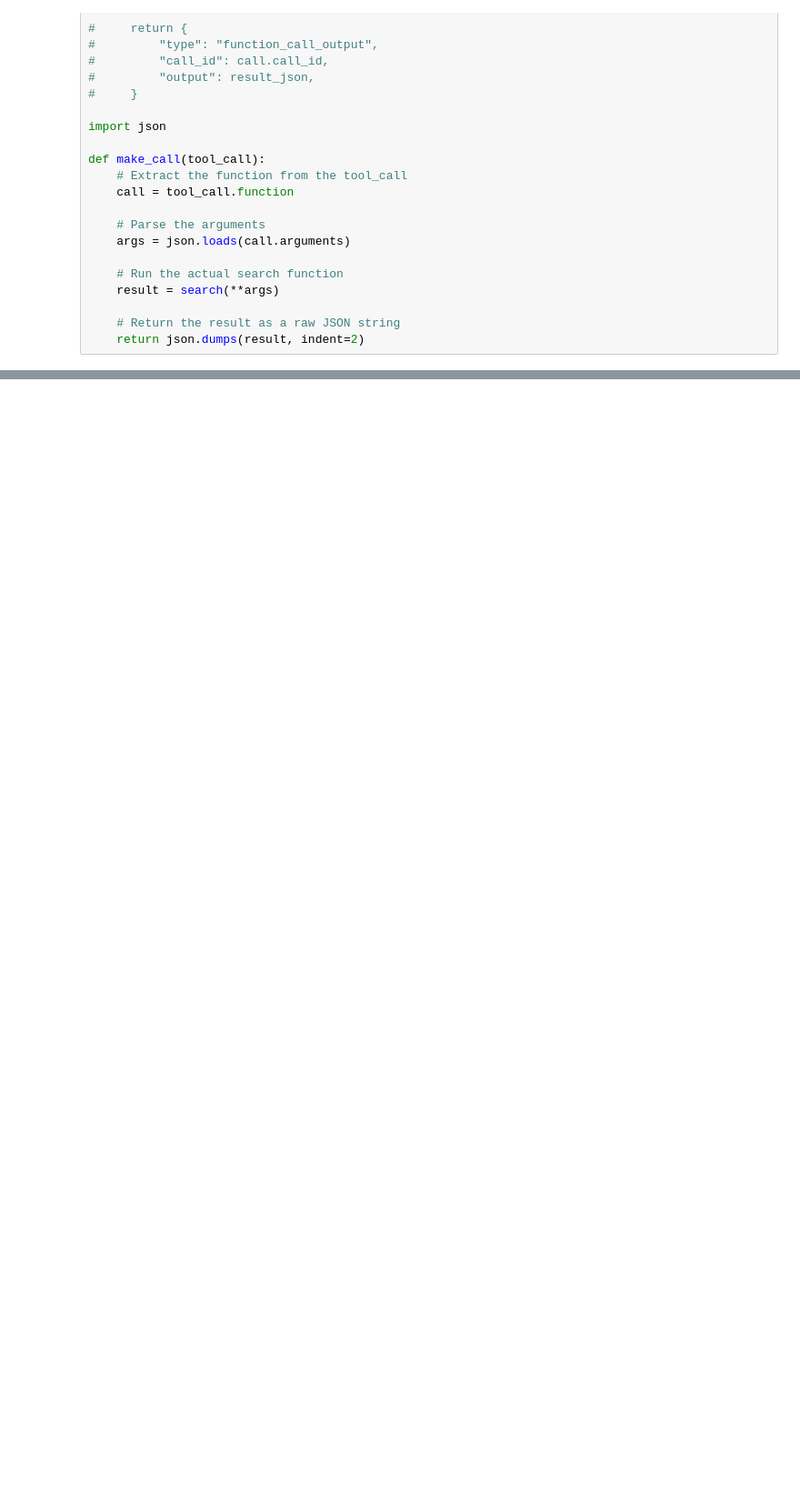
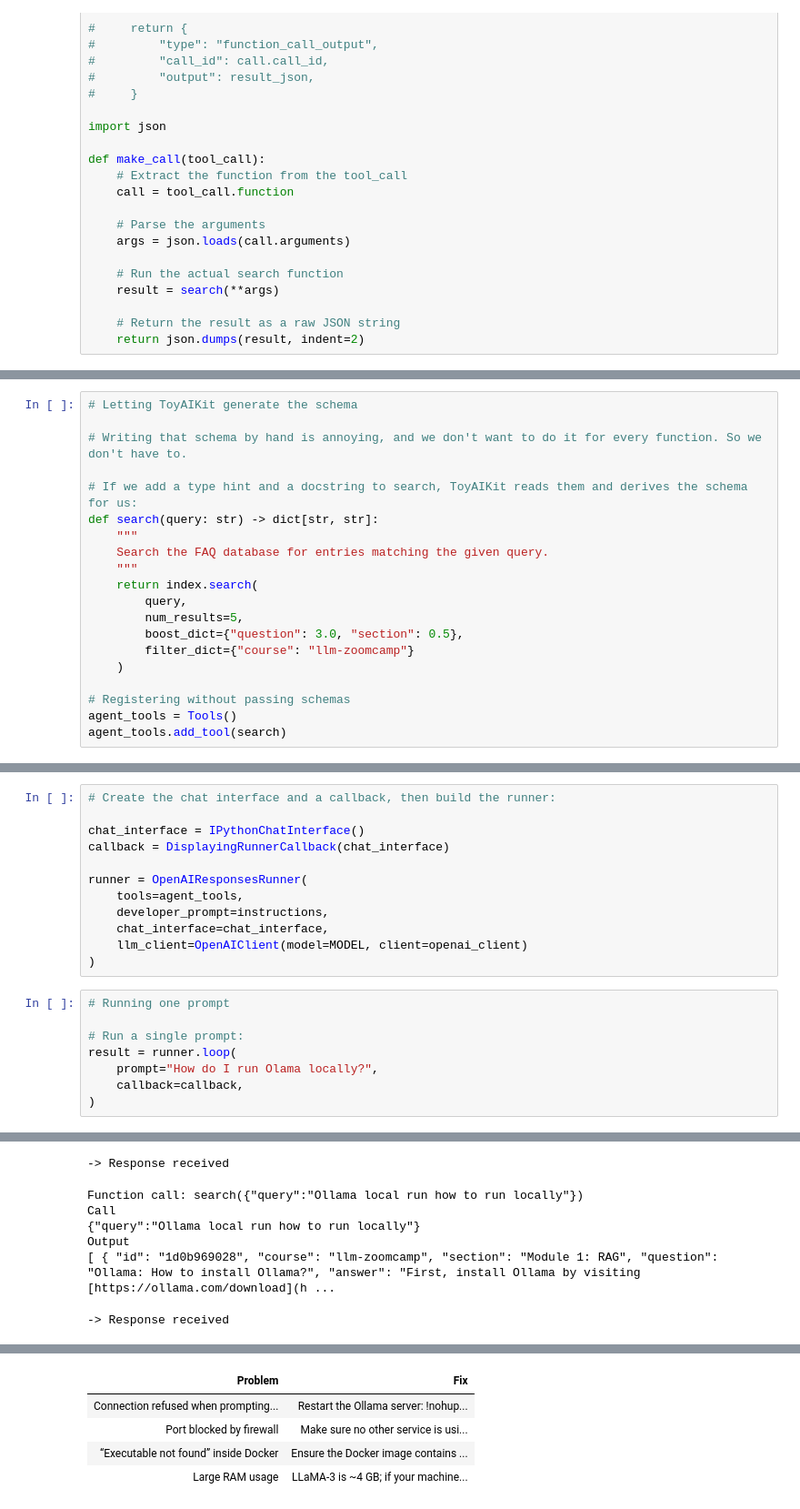
Before and after one commit to Jamesunekwuojo/llm-zoomcamp-2026, a Jupyter notebook: agent.ipynb, the cells around one changed output, grey strips where cells are left out. Shown at 91% size. Drawn from its saved outputs; the diff is of its cells as text; blank space fills up the shorter version.

Commit message:
feat:added agentic loop suupor.. toyaikit

```diff
--- a/agent.ipynb
+++ b/agent.ipynb
@@ -392,0 +425,20 @@ I’m not able to find any record indicating that a student named James is cur
+# %%
+# Letting ToyAIKit generate the schema
+
+# Writing that schema by hand is annoying, and we don't want to do it for every function. So we don't have to.
+
+# If we add a type hint and a docstring to search, ToyAIKit reads them and derives the schema for us:
+def search(query: str) -> dict[str, str]:
+    """
+    Search the FAQ database for entries matching the given query.
+    """
+    return index.search(
+        query,
+        num_results=5,
+        boost_dict={"question": 3.0, "section": 0.5},
+        filter_dict={"course": "llm-zoomcamp"}
+    )
+
+# Registering without passing schemas
+agent_tools = Tools()
+agent_tools.add_tool(search)
@@ -392,0 +457,21 @@ I’m not able to find any record indicating that a student named James is cur
+# %%
+# Create the chat interface and a callback, then build the runner:
+
+chat_interface = IPythonChatInterface()
+callback = DisplayingRunnerCallback(chat_interface)
+
+runner = OpenAIResponsesRunner(
+    tools=agent_tools,
+    developer_prompt=instructions,
+    chat_interface=chat_interface,
+    llm_client=OpenAIClient(model=MODEL, client=openai_client)
+)
+# %%
+# Running one prompt
+
+# Run a single prompt:
+result = runner.loop(
+    prompt="How do I run Olama locally?",
+    callback=callback,
+)
+# %% [output]
@@ -392,0 +484,7 @@ I’m not able to find any record indicating that a student named James is cur
+-> Response received
+Function call: search({"query":"Ollama local run how to run locally"})
+Call
+{"query":"Ollama local run how to run locally"}
+Output
+[ { "id": "1d0b969028", "course": "llm-zoomcamp", "section": "Module 1: RAG", "question": "Ollama: How to install Ollama?", "answer": "First, install Ollama by visiting [https://ollama.com/download](h ...
+-> Response received
@@ -392,0 +508,5 @@ I’m not able to find any record indicating that a student named James is cur
+| Problem | Fix |
+| Connection refused when prompting... | Restart the Ollama server: !nohup... |
+| Port blocked by firewall | Make sure no other service is usi... |
+| “Executable not found” inside Docker | Ensure the Docker image contains ... |
+| Large RAM usage | LLaMA‑3 is ~4 GB; if your machine... |
```
Also changed, not shown: parts of 12 cells of this notebook, 3 other files.
